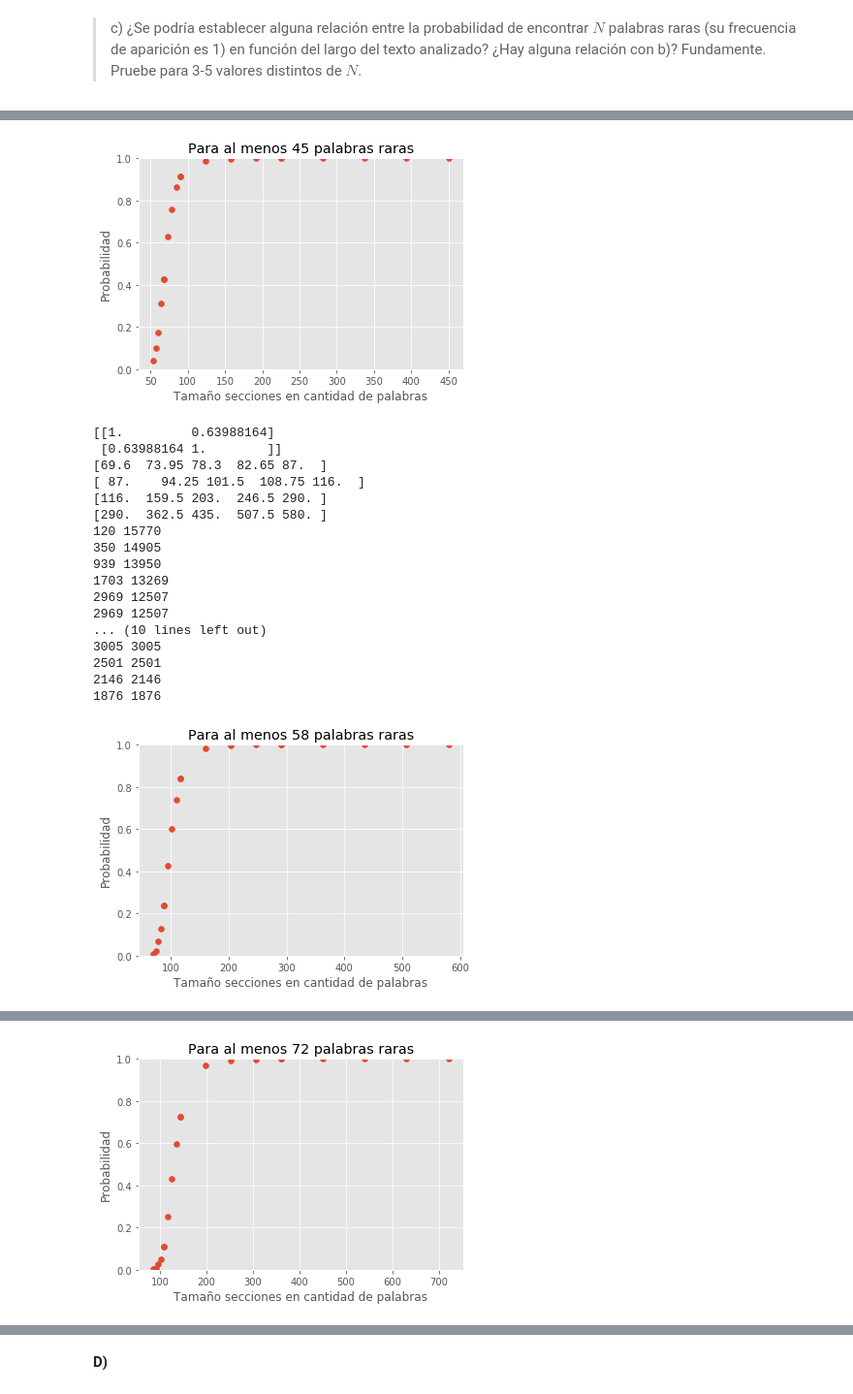
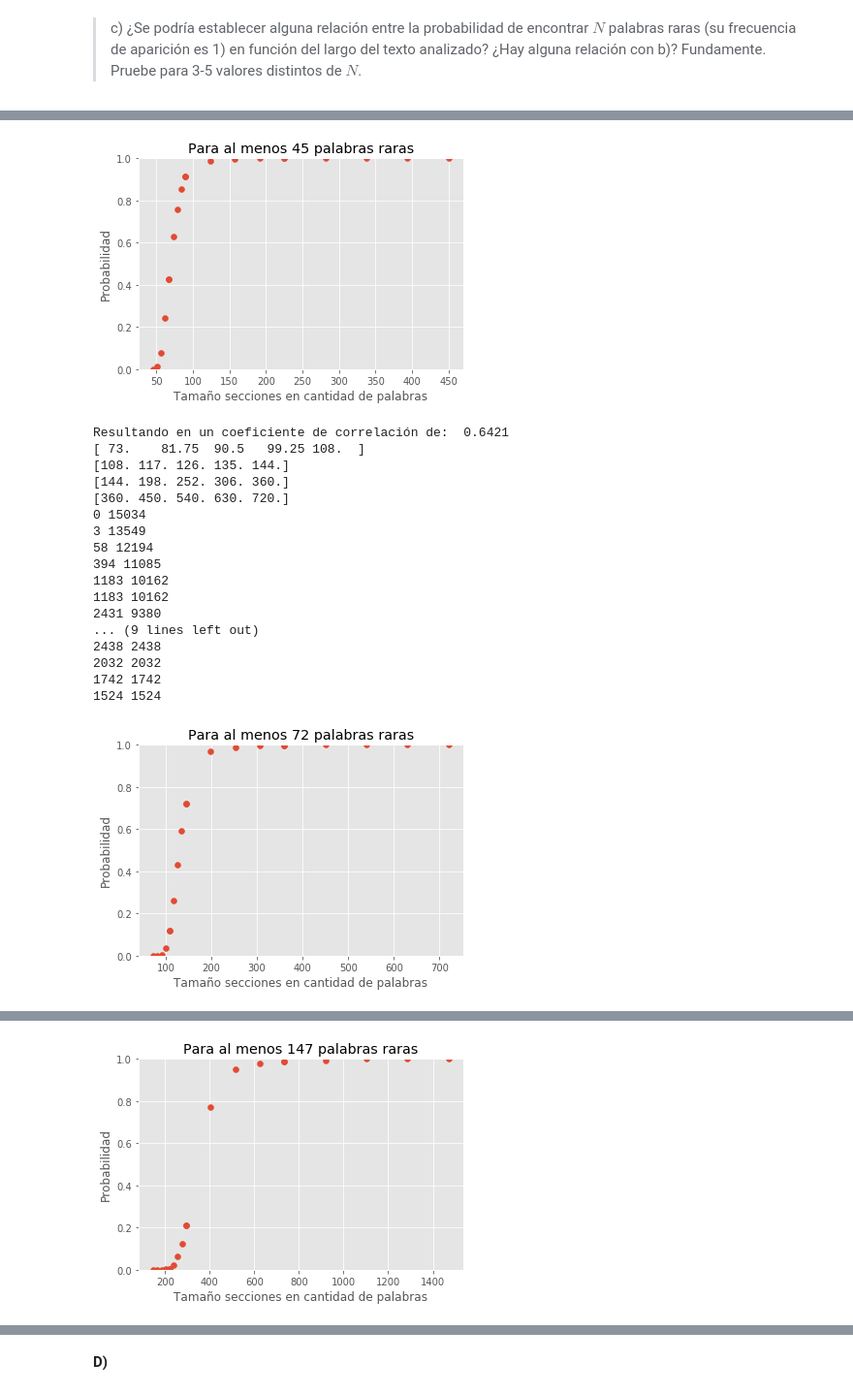
Before and after one commit to dmedelba/Lab3-Estaca, a Jupyter notebook: Laboratorio 3.ipynb, the cells around one changed output, grey strips where cells are left out. Shown at 97% size. Drawn from its saved outputs; the diff is of its cells as text; code cells hidden in the pictures.

```diff
--- a/Laboratorio 3.ipynb
+++ b/Laboratorio 3.ipynb
@@ -132,4 +134,6 @@ Como se puede ver, hay una muy baja probabilidad de obtener una palabra rara con
 # %%
+print("Cantidad de palabras del corpus original: ", nPalabras)
+
 # Función para contar palabras y frecuencias según cierto tamaño de secciones
 # en cantidad de palabras
 def cuentaPalabras(tamPalabras):
@@ -165,13 +169,17 @@ def cuentaPalabras(tamPalabras):
 
 avgProbabilidades = list()
 #largoPartesEnPalabras = [1000, 5000, 10000, 15000, 25000]
-nPalabrasRaras = [21, 33, 45, 58, 72]
-#largoPartesEnPalabras = [2, 5, 10, 20, 100, 500, 1000, 5000]
+#***
+nPalabrasRaras = [6, 16, 45, 72, 147, 302, 500, 675]
+#***
+#nPalabrasRaras = [3, 5, 12, 21, 33]
+#largoPartesEnPalabras = [3, 5, 10, 20, 100, 500, 1000]
 #largoPartesEnPalabras = np.concatenate((range(8,20,1),range(20, 50, 2),range(50,100,10)))
-probabilidades = []
-for n in nPalabrasRaras:
+
+def analizarN(n):
     #largoPartesEnPalabras = np.concatenate((range(int(n*1.3), int(n*1.7), 2), range(int(n*1.7), int(n*5), 10), ))
-    rango1 = np.linspace(1.2*n, 1.5*n, 5)
+    # Selección de tamaño en función del N
+    rango1 = np.linspace(n+1, 1.5*n, 5)
     rango2 = np.linspace(1.5*n, 2*n, 5)
     rango3 = np.linspace(2*n, 5*n, 5)
     rango4 = np.linspace(5*n, 10*n, 5)
@@ -180,6 +188,7 @@ for n in nPalabrasRaras:
     print(rango3)
     print(rango4)
     largoPartesEnPalabras = np.concatenate((rango1, rango2, rango3, rango4))
+    probabilidades = []
     for largo in largoPartesEnPalabras:
         # Contar palabras
         df_aux = cuentaPalabras(int(largo))
@@ -200,7 +209,11 @@ for n in nPalabrasRaras:
     plt.ylabel('Probabilidad')
     #plt.xscale('log')
     plt.show()
+    # Cálculo coef correlacion
+    correlacion = np.corrcoef(largoPartesEnPalabras, probabilidades)
+    print('Resultando en un coeficiente de correlación de: ', round(correlacion[0][1],4))
+    probabilidades.clear()
 
-    print(np.corrcoef(largoPartesEnPalabras, probabilidades))
-    probabilidades.clear()
+for n in nPalabrasRaras:
+    analizarN(n)
 # %% [output]
@@ -260,19 +273,19 @@ for n in nPalabrasRaras:
-[figure, old version]
+[figure, new version]
-[[1.         0.63988164]
- [0.63988164 1.        ]]
-[69.6  73.95 78.3  82.65 87.  ]
-[ 87.    94.25 101.5  108.75 116.  ]
-[116.  159.5 203.  246.5 290. ]
-[290.  362.5 435.  507.5 580. ]
-120 15770
-350 14905
-939 13950
-1703 13269
-2969 12507
-2969 12507
-... (10 lines left out)
-3005 3005
-2501 2501
-2146 2146
-1876 1876
+Resultando en un coeficiente de correlación de:  0.6421
+[ 73.    81.75  90.5   99.25 108.  ]
+[108. 117. 126. 135. 144.]
+[144. 198. 252. 306. 360.]
+[360. 450. 540. 630. 720.]
+0 15034
+3 13549
+58 12194
+394 11085
+1183 10162
+1183 10162
+2431 9380
+... (9 lines left out)
+2438 2438
+2032 2032
+1742 1742
+1524 1524
-[figure, old version]
+[figure, new version]
@@ -296 +309 @@ for n in nPalabrasRaras:
-[figure, old version]
+[figure, new version]
```
Also changed, not shown: parts of 12 cells of this notebook, 2 other files.
